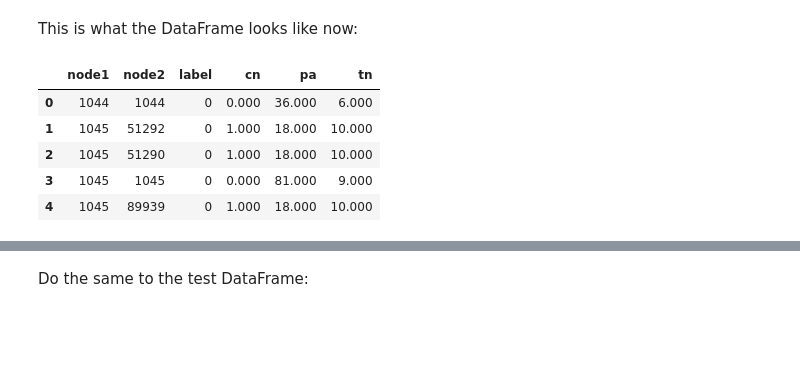
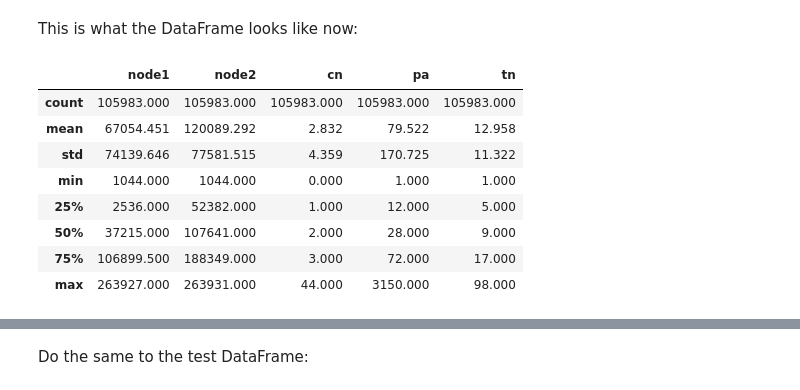
Before and after one commit to kenttw/kent-ai-learning-notebook, a Jupyter notebook: Machine_Learning_Exercise/Graph/Link_Prediction_2.ipynb, the cells around one changed output, grey strips where cells are left out. Drawn from its saved outputs; the diff is of its cells as text; code cells hidden in the pictures; blank space fills up the shorter version.

```diff
--- a/Machine_Learning_Exercise/Graph/Link_Prediction_2.ipynb
+++ b/Machine_Learning_Exercise/Graph/Link_Prediction_2.ipynb
@@ -393,11 +409,14 @@ training_df = apply_graphy_features(training_df, "CO_AUTHOR_EARLY")
 # %% [markdown]
 This is what the DataFrame looks like now:
 # %%
-training_df.head()
+training_df.describe()
 # %% [output]
-|  | node1 | node2 | label | cn | pa | tn |
-| 0 | 1044 | 1044 | 0 | 0.000 | 36.000 | 6.000 |
-| 1 | 1045 | 51292 | 0 | 1.000 | 18.000 | 10.000 |
-| 2 | 1045 | 51290 | 0 | 1.000 | 18.000 | 10.000 |
-| 3 | 1045 | 1045 | 0 | 0.000 | 81.000 | 9.000 |
-| 4 | 1045 | 89939 | 0 | 1.000 | 18.000 | 10.000 |
+|  | node1 | node2 | cn | pa | tn |
+| count | 105983.000 | 105983.000 | 105983.000 | 105983.000 | 105983.000 |
+| mean | 67054.451 | 120089.292 | 2.832 | 79.522 | 12.958 |
+| std | 74139.646 | 77581.515 | 4.359 | 170.725 | 11.322 |
+| min | 1044.000 | 1044.000 | 0.000 | 1.000 | 1.000 |
+| 25% | 2536.000 | 52382.000 | 1.000 | 12.000 | 5.000 |
+| 50% | 37215.000 | 107641.000 | 2.000 | 28.000 | 9.000 |
+| 75% | 106899.500 | 188349.000 | 3.000 | 72.000 | 17.000 |
+| max | 263927.000 | 263931.000 | 44.000 | 3150.000 | 98.000 |
```
Also changed, not shown: parts of 9 cells of this notebook.
